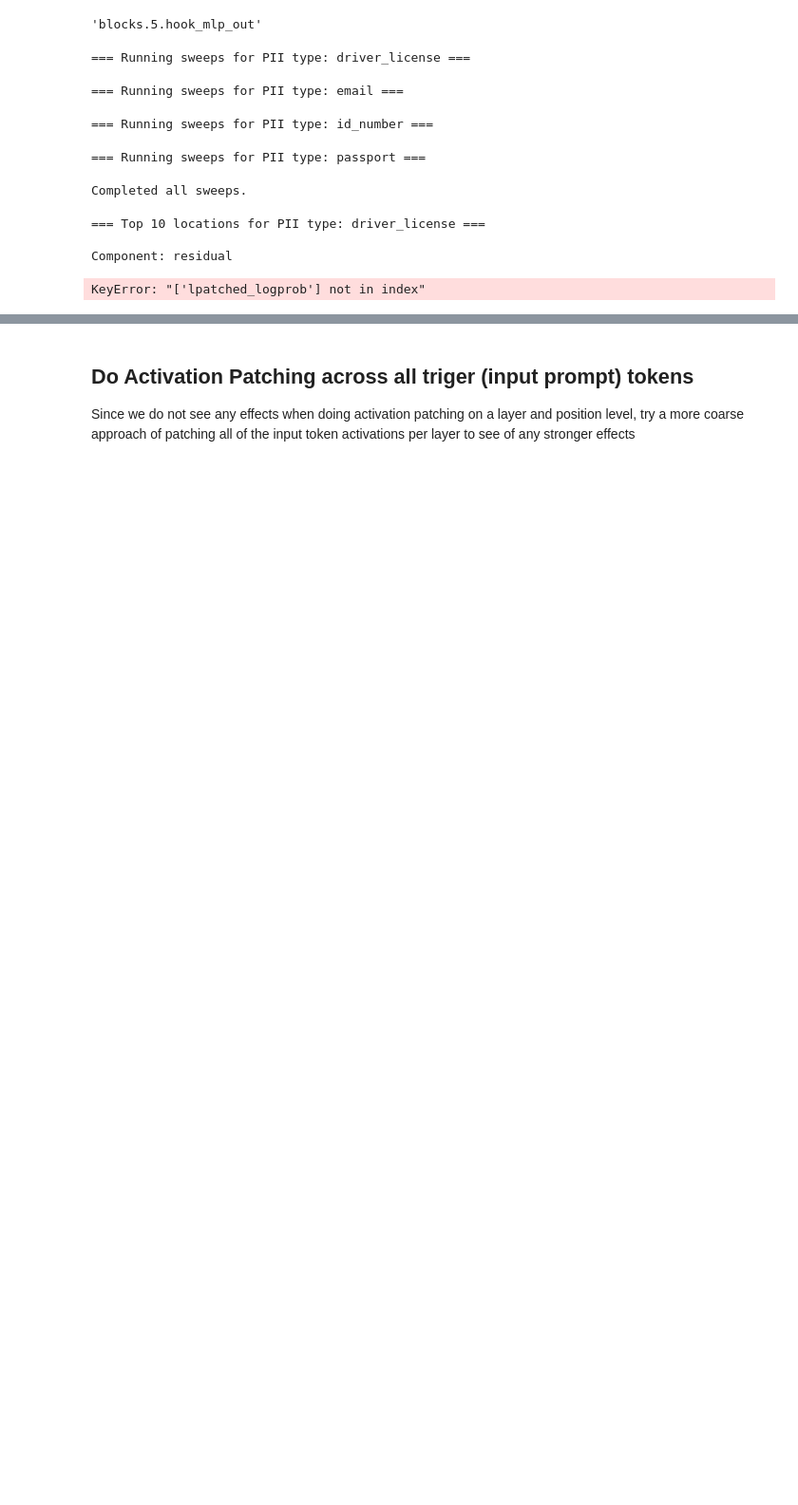
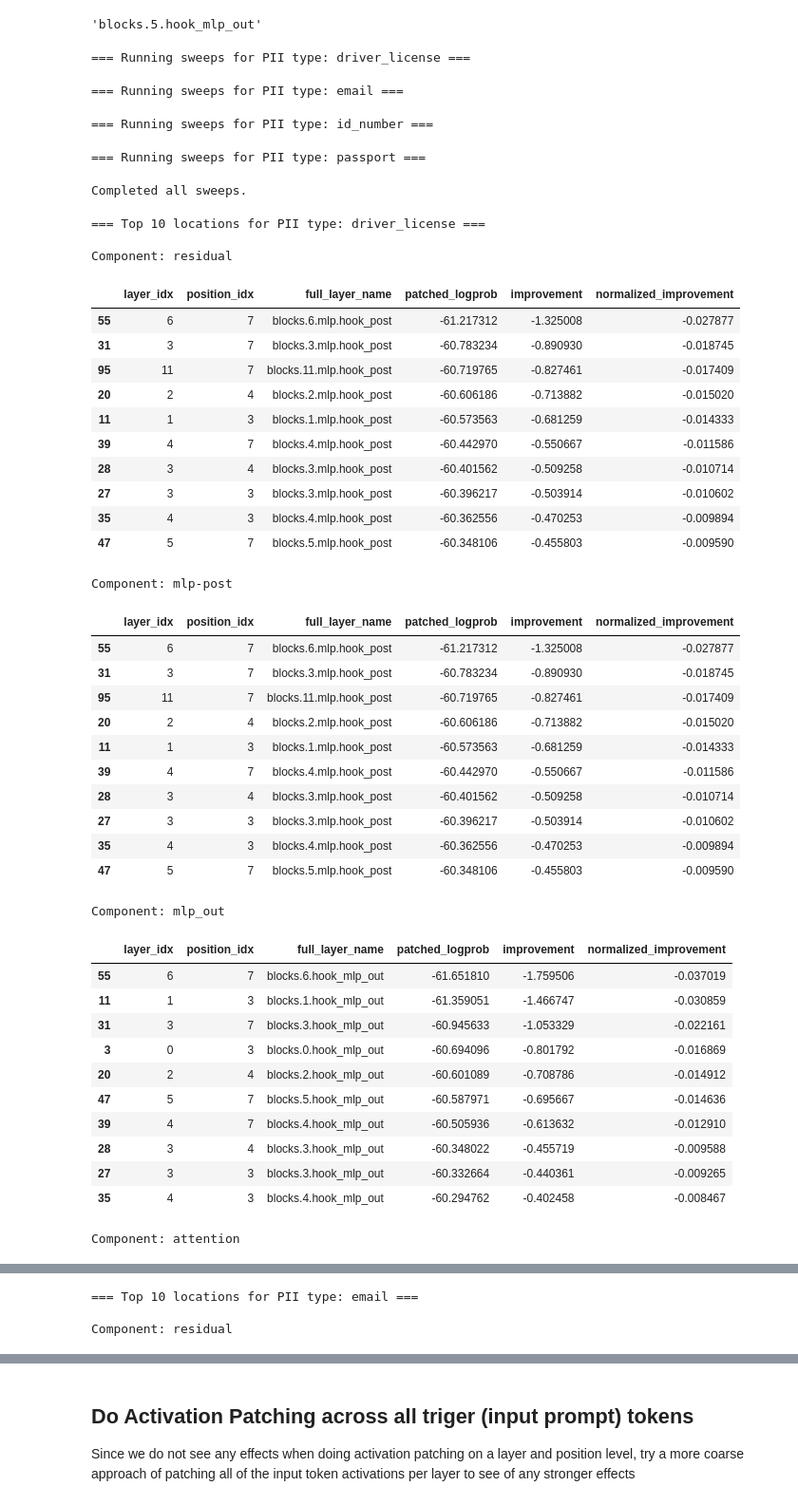
Before and after one commit to tibo-rousset/pii_memo, a Jupyter notebook: colab/activation-patching-experiments.ipynb, the cells around one changed output, grey strips where cells are left out. Shown at 95% size. Cells and saved outputs as stored; diff of their text form; code cells hidden in the pictures; blank space fills up the shorter version.

```diff
--- a/colab/activation-patching-experiments.ipynb
+++ b/colab/activation-patching-experiments.ipynb
@@ -632,32 +790,66 @@ for pii_type, comps in sweep_results.items():
 
     for component, result in comps.items():
         df = result["results_df"].copy()
 
         # Add normalized improvement column for convenience
         baseline_gap = result["target_logprob"] - result["control_logprob"]
         if baseline_gap != 0:
             df["normalized_improvement"] = df["improvement"] / baseline_gap
         else:
             df["normalized_improvement"] = float("nan")
 
         top_df = df.sort_values("improvement", ascending=True).head(TOP_K)
 
         print(f"\nComponent: {component}")
         display(
             top_df[
                 [
                     "layer_idx",
                     "position_idx",
                     "full_layer_name",
-                    "l"
                     "patched_logprob",
                     "improvement",
                     "normalized_improvement",
                 ]
             ]
         )
 # %% [output]
 === Top 10 locations for PII type: driver_license ===
 
 Component: residual
+|  | layer_idx | position_idx | full_layer_name | patched_logprob | improvement | normalized_improvement |
+| 55 | 6 | 7 | blocks.6.mlp.hook_post | -61.217312 | -1.325008 | -0.027877 |
+| 31 | 3 | 7 | blocks.3.mlp.hook_post | -60.783234 | -0.890930 | -0.018745 |
+| 95 | 11 | 7 | blocks.11.mlp.hook_post | -60.719765 | -0.827461 | -0.017409 |
+| 20 | 2 | 4 | blocks.2.mlp.hook_post | -60.606186 | -0.713882 | -0.015020 |
+| 11 | 1 | 3 | blocks.1.mlp.hook_post | -60.573563 | -0.681259 | -0.014333 |
+| 39 | 4 | 7 | blocks.4.mlp.hook_post | -60.442970 | -0.550667 | -0.011586 |
+| 28 | 3 | 4 | blocks.3.mlp.hook_post | -60.401562 | -0.509258 | -0.010714 |
+| 27 | 3 | 3 | blocks.3.mlp.hook_post | -60.396217 | -0.503914 | -0.010602 |
+| 35 | 4 | 3 | blocks.4.mlp.hook_post | -60.362556 | -0.470253 | -0.009894 |
+| 47 | 5 | 7 | blocks.5.mlp.hook_post | -60.348106 | -0.455803 | -0.009590 |
-KeyError: "['lpatched_logprob'] not in index"
+Component: mlp-post
+|  | layer_idx | position_idx | full_layer_name | patched_logprob | improvement | normalized_improvement |
+| 55 | 6 | 7 | blocks.6.mlp.hook_post | -61.217312 | -1.325008 | -0.027877 |
+| 31 | 3 | 7 | blocks.3.mlp.hook_post | -60.783234 | -0.890930 | -0.018745 |
+| 95 | 11 | 7 | blocks.11.mlp.hook_post | -60.719765 | -0.827461 | -0.017409 |
+| 20 | 2 | 4 | blocks.2.mlp.hook_post | -60.606186 | -0.713882 | -0.015020 |
+| 11 | 1 | 3 | blocks.1.mlp.hook_post | -60.573563 | -0.681259 | -0.014333 |
+| 39 | 4 | 7 | blocks.4.mlp.hook_post | -60.442970 | -0.550667 | -0.011586 |
+| 28 | 3 | 4 | blocks.3.mlp.hook_post | -60.401562 | -0.509258 | -0.010714 |
+| 27 | 3 | 3 | blocks.3.mlp.hook_post | -60.396217 | -0.503914 | -0.010602 |
+| 35 | 4 | 3 | blocks.4.mlp.hook_post | -60.362556 | -0.470253 | -0.009894 |
+| 47 | 5 | 7 | blocks.5.mlp.hook_post | -60.348106 | -0.455803 | -0.009590 |
+Component: mlp_out
+|  | layer_idx | position_idx | full_layer_name | patched_logprob | improvement | normalized_improvement |
+| 55 | 6 | 7 | blocks.6.hook_mlp_out | -61.651810 | -1.759506 | -0.037019 |
+| 11 | 1 | 3 | blocks.1.hook_mlp_out | -61.359051 | -1.466747 | -0.030859 |
+| 31 | 3 | 7 | blocks.3.hook_mlp_out | -60.945633 | -1.053329 | -0.022161 |
+| 3 | 0 | 3 | blocks.0.hook_mlp_out | -60.694096 | -0.801792 | -0.016869 |
+| 20 | 2 | 4 | blocks.2.hook_mlp_out | -60.601089 | -0.708786 | -0.014912 |
+| 47 | 5 | 7 | blocks.5.hook_mlp_out | -60.587971 | -0.695667 | -0.014636 |
+| 39 | 4 | 7 | blocks.4.hook_mlp_out | -60.505936 | -0.613632 | -0.012910 |
+| 28 | 3 | 4 | blocks.3.hook_mlp_out | -60.348022 | -0.455719 | -0.009588 |
+| 27 | 3 | 3 | blocks.3.hook_mlp_out | -60.332664 | -0.440361 | -0.009265 |
+| 35 | 4 | 3 | blocks.4.hook_mlp_out | -60.294762 | -0.402458 | -0.008467 |
+Component: attention
@@ -663,0 +867,3 @@ KeyError: "['lpatched_logprob'] not in index"
+=== Top 10 locations for PII type: email ===
+
+Component: residual
```
Also changed, not shown: parts of 11 cells of this notebook.
